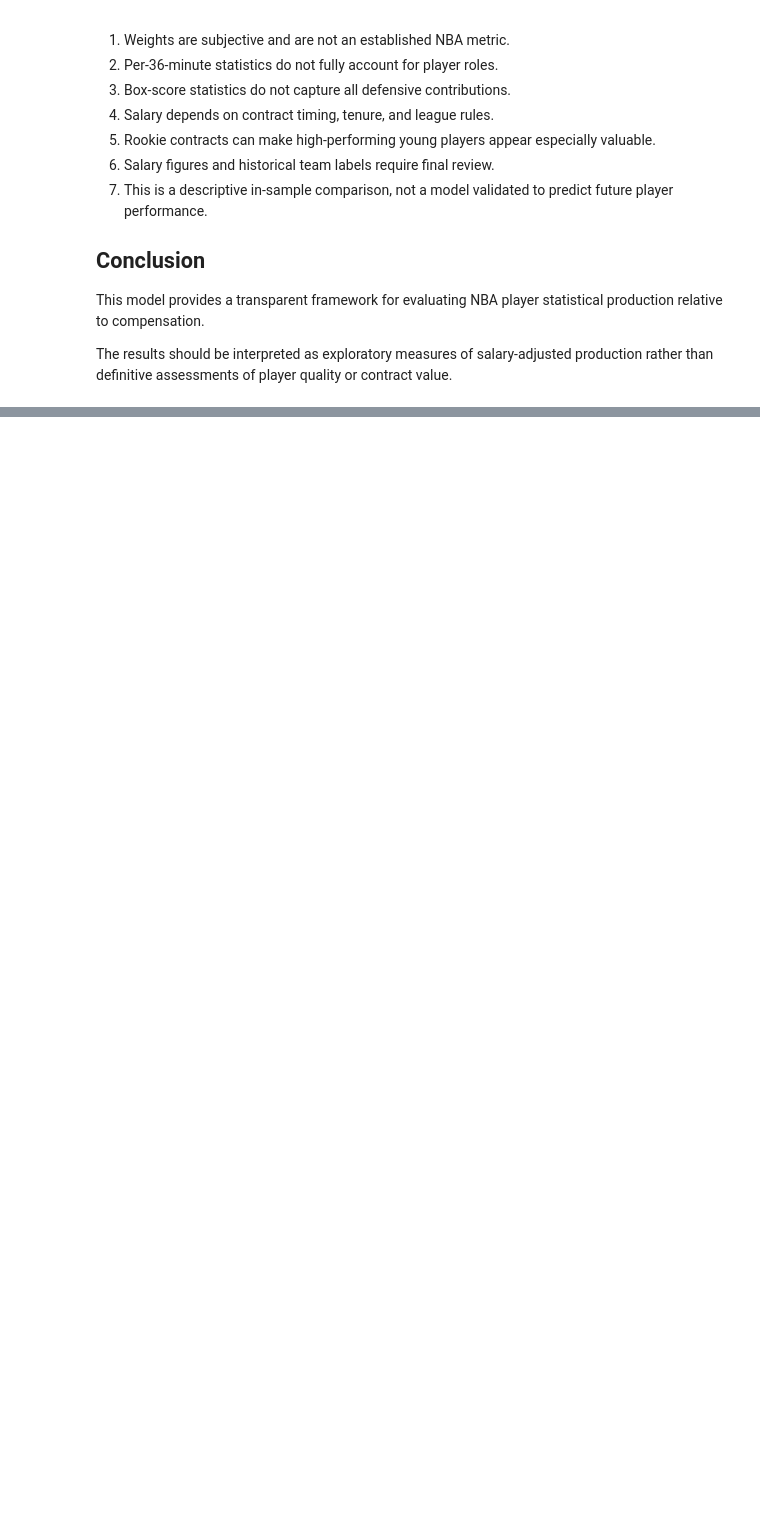
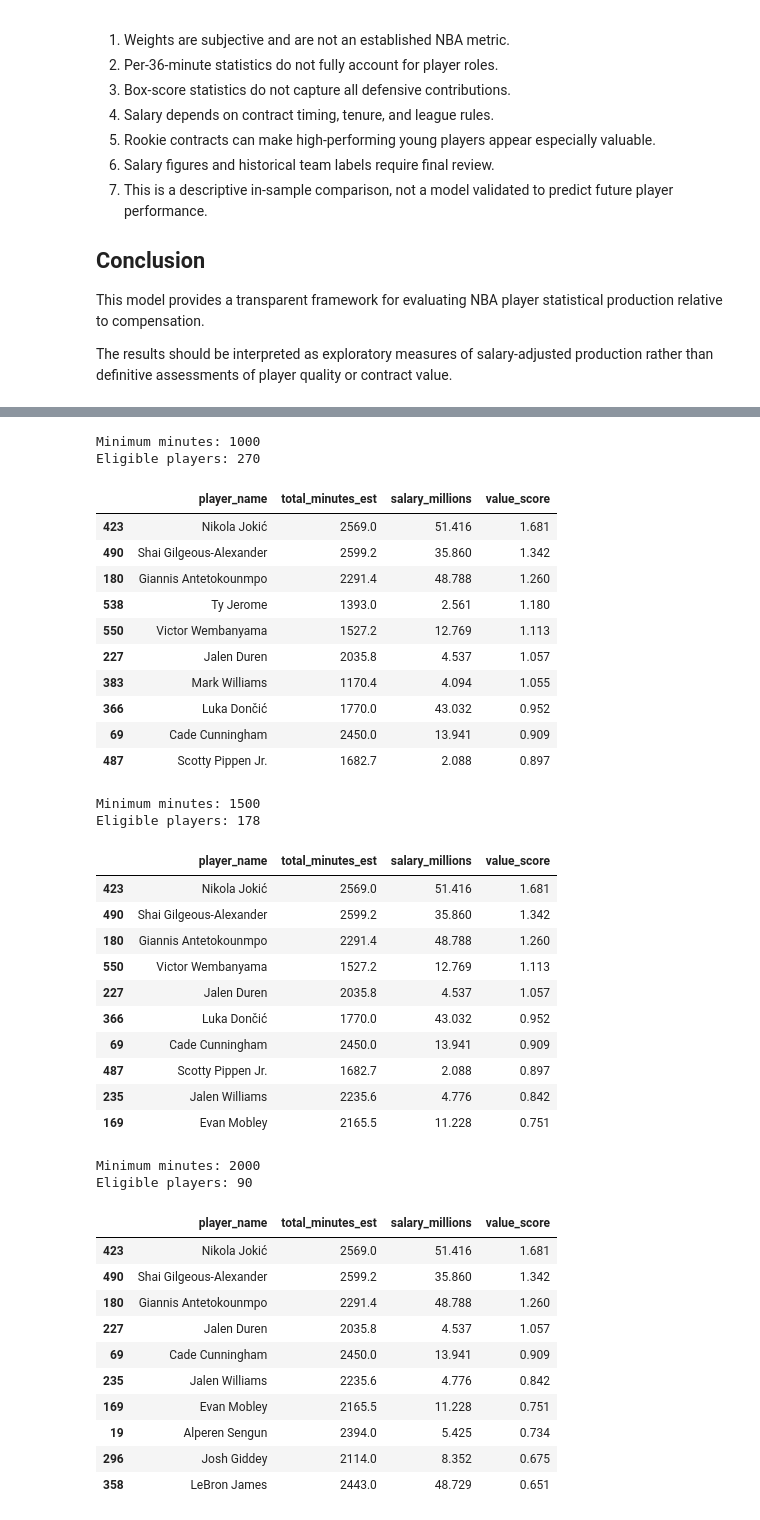
Before and after one commit to cellis55/nba-player-value-analyzer, a Jupyter notebook: notebooks/04_player_value_model.ipynb, the cells around one changed output, grey strips where cells are left out. Cells and saved outputs as stored; diff of their text form; code cells hidden in the pictures; blank space fills up the shorter version.

```diff
--- a/notebooks/04_player_value_model.ipynb
+++ b/notebooks/04_player_value_model.ipynb
@@ -683,0 +777,70 @@ of player quality or contract value.
+# %%
+# Compare eligible players under different
+# minimum playing-time requirements
+
+thresholds = [1000, 1500, 2000]
+
+for threshold in thresholds:
+
+    subset = players[
+        players["total_minutes_est"] >= threshold
+    ].copy()
+
+    top10 = subset.nlargest(
+        10,
+        "value_score"
+    )
+
+    print(f"\nMinimum minutes: {threshold}")
+    print(f"Eligible players: {len(subset)}")
+
+    display(
+        top10[
+            [
+                "player_name",
+                "total_minutes_est",
+                "salary_millions",
+                "value_score"
+            ]
+        ].round(3)
+    )
+# %% [output]
+Minimum minutes: 1000
+Eligible players: 270
+|  | player_name | total_minutes_est | salary_millions | value_score |
+| 423 | Nikola Jokić | 2569.0 | 51.416 | 1.681 |
+| 490 | Shai Gilgeous-Alexander | 2599.2 | 35.860 | 1.342 |
+| 180 | Giannis Antetokounmpo | 2291.4 | 48.788 | 1.260 |
+| 538 | Ty Jerome | 1393.0 | 2.561 | 1.180 |
+| 550 | Victor Wembanyama | 1527.2 | 12.769 | 1.113 |
+| 227 | Jalen Duren | 2035.8 | 4.537 | 1.057 |
+| 383 | Mark Williams | 1170.4 | 4.094 | 1.055 |
+| 366 | Luka Dončić | 1770.0 | 43.032 | 0.952 |
+| 69 | Cade Cunningham | 2450.0 | 13.941 | 0.909 |
+| 487 | Scotty Pippen Jr. | 1682.7 | 2.088 | 0.897 |
+Minimum minutes: 1500
+Eligible players: 178
+|  | player_name | total_minutes_est | salary_millions | value_score |
+| 423 | Nikola Jokić | 2569.0 | 51.416 | 1.681 |
+| 490 | Shai Gilgeous-Alexander | 2599.2 | 35.860 | 1.342 |
+| 180 | Giannis Antetokounmpo | 2291.4 | 48.788 | 1.260 |
+| 550 | Victor Wembanyama | 1527.2 | 12.769 | 1.113 |
+| 227 | Jalen Duren | 2035.8 | 4.537 | 1.057 |
+| 366 | Luka Dončić | 1770.0 | 43.032 | 0.952 |
+| 69 | Cade Cunningham | 2450.0 | 13.941 | 0.909 |
+| 487 | Scotty Pippen Jr. | 1682.7 | 2.088 | 0.897 |
+| 235 | Jalen Williams | 2235.6 | 4.776 | 0.842 |
+| 169 | Evan Mobley | 2165.5 | 11.228 | 0.751 |
+Minimum minutes: 2000
+Eligible players: 90
+|  | player_name | total_minutes_est | salary_millions | value_score |
+| 423 | Nikola Jokić | 2569.0 | 51.416 | 1.681 |
+| 490 | Shai Gilgeous-Alexander | 2599.2 | 35.860 | 1.342 |
+| 180 | Giannis Antetokounmpo | 2291.4 | 48.788 | 1.260 |
+| 227 | Jalen Duren | 2035.8 | 4.537 | 1.057 |
+| 69 | Cade Cunningham | 2450.0 | 13.941 | 0.909 |
+| 235 | Jalen Williams | 2235.6 | 4.776 | 0.842 |
+| 169 | Evan Mobley | 2165.5 | 11.228 | 0.751 |
+| 19 | Alperen Sengun | 2394.0 | 5.425 | 0.734 |
+| 296 | Josh Giddey | 2114.0 | 8.352 | 0.675 |
+| 358 | LeBron James | 2443.0 | 48.729 | 0.651 |
```
Also changed, not shown: parts of 10 cells of this notebook, 11 other files.
